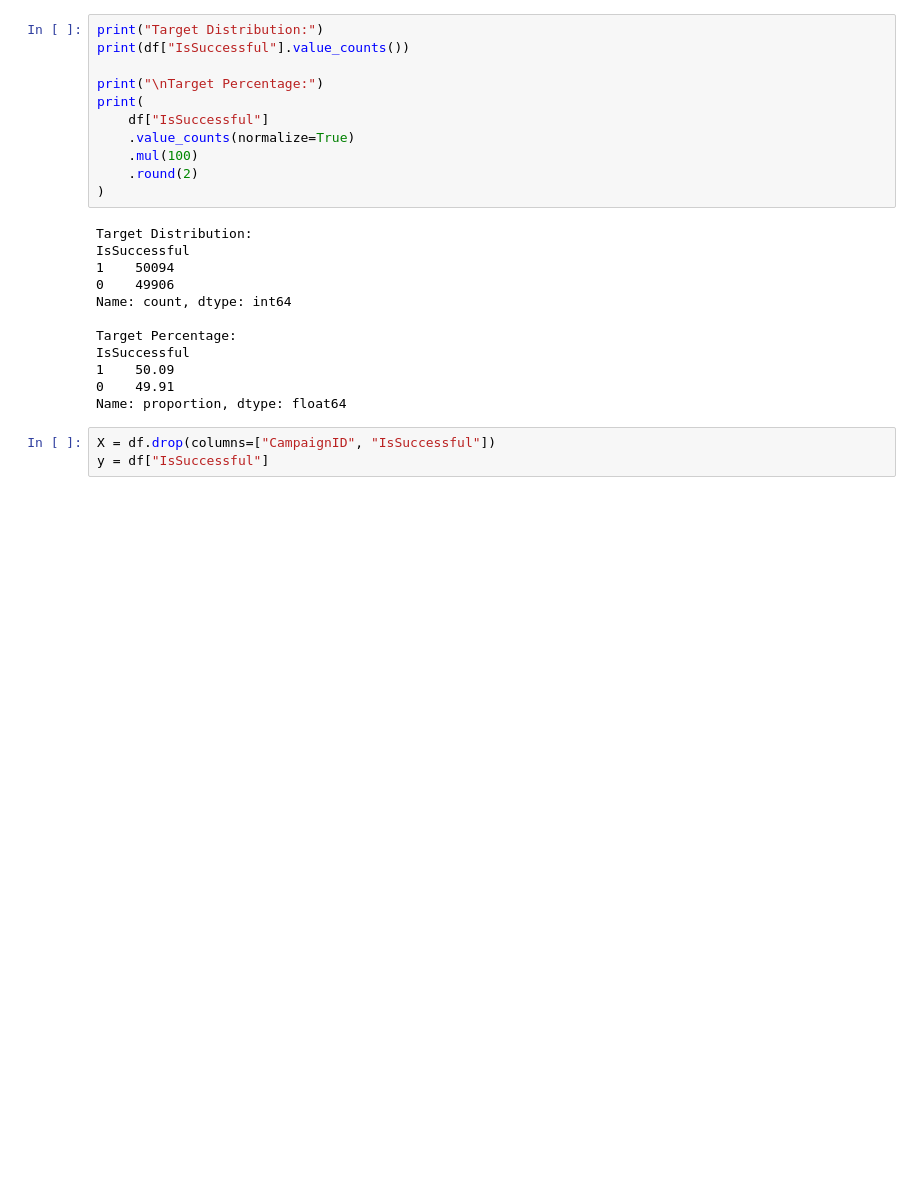
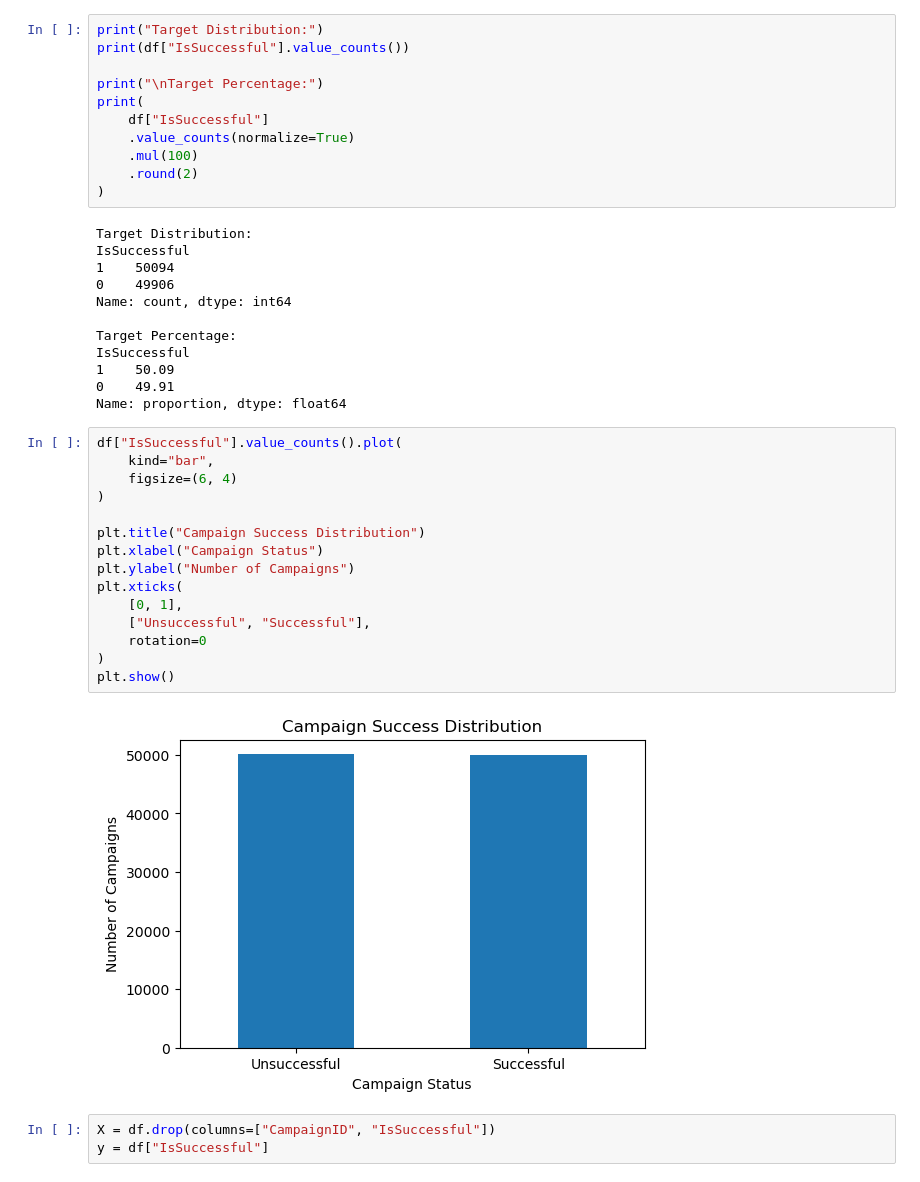
Before and after one commit to Varshh-hub/Crowdfunding-Campaign-Success-Prediction---ML, a Jupyter notebook: Predict.ipynb, the cells around one changed output. Saved outputs shown, nothing was run; the diff lists cells and outputs as text; blank space fills up the shorter version.

```diff
--- a/Predict.ipynb
+++ b/Predict.ipynb
@@ -121,6 +122,23 @@ IsSuccessful
 1    50.09
 0    49.91
 Name: proportion, dtype: float64
+# %%
+df["IsSuccessful"].value_counts().plot(
+    kind="bar",
+    figsize=(6, 4)
+)
+
+plt.title("Campaign Success Distribution")
+plt.xlabel("Campaign Status")
+plt.ylabel("Number of Campaigns")
+plt.xticks(
+    [0, 1],
+    ["Unsuccessful", "Successful"],
+    rotation=0
+)
+plt.show()
+# %% [output]
+[figure, added]
 # %%
 X = df.drop(columns=["CampaignID", "IsSuccessful"])
 y = df["IsSuccessful"]
```
Also changed, not shown: parts of 32 cells of this notebook.
